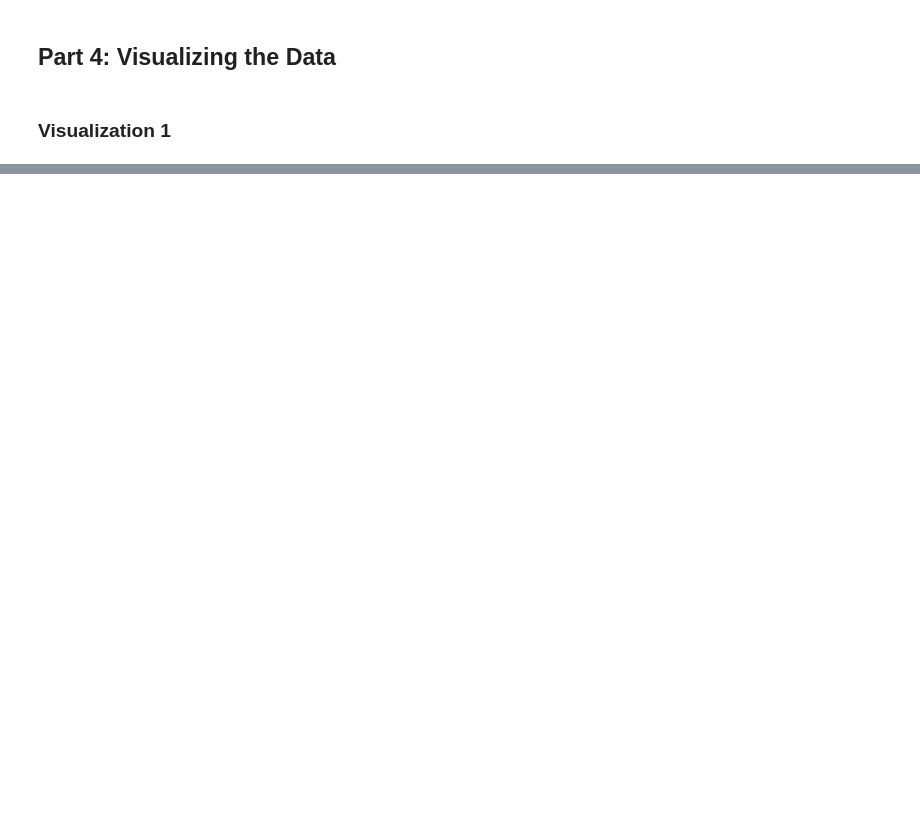
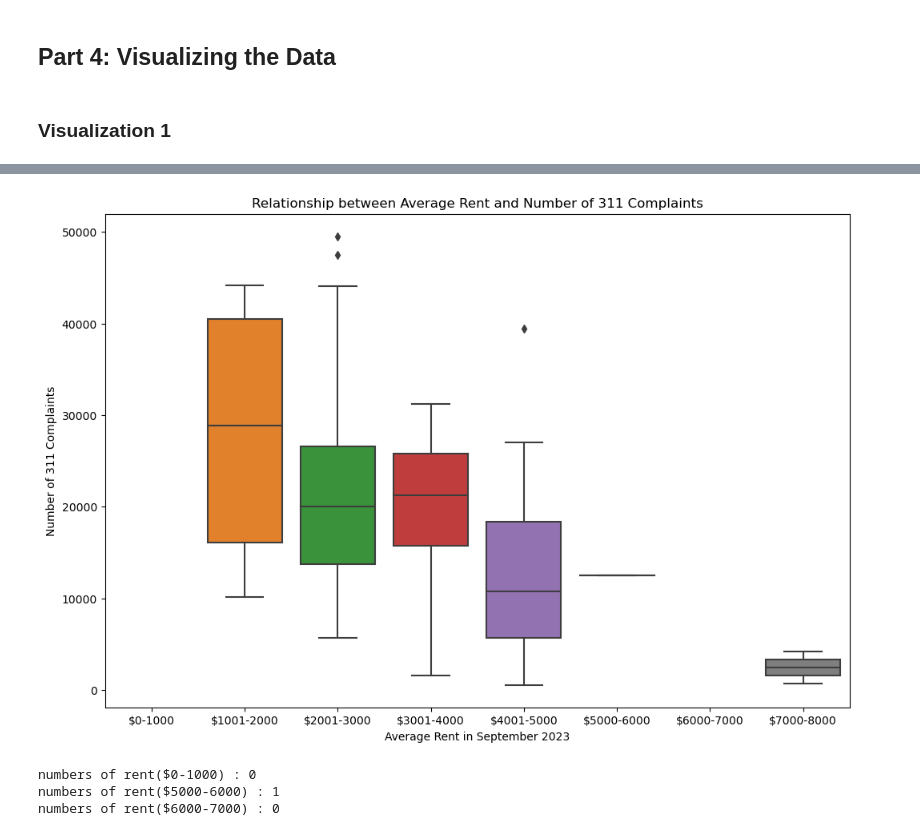
Before and after one commit to Gabrielle-wang/final_project, a Jupyter notebook: 4501Project.ipynb, the cells around one changed output, grey strips where cells are left out. Saved outputs shown, nothing was run; the diff lists cells and outputs as text; code cells hidden in the pictures; blank space fills up the shorter version.

```diff
--- a/4501Project.ipynb
+++ b/4501Project.ipynb
@@ -1316,0 +1486,45 @@ plot_visual_1(some_dataframe)
+# %%
+def get_data_for_visual_4():
+    query_visual3 = """
+    SELECT
+        ZILLOW.zip,
+        AVG("2023-01") AS average_rent,
+        COUNT(NYC311.unique_key) AS num_complaints
+    FROM ZILLOW
+    LEFT JOIN NYC311 ON ZILLOW.zip = NYC311.zip AND NYC311.date BETWEEN '2022-10-01' AND '2023-09-30'
+    GROUP BY ZILLOW.zip;
+    """
+    result = execute_SQL(query_visual3)
+    rent_complaints = pd.DataFrame(result, columns=['zip','rent','num_complaints'])
+    return rent_complaints.dropna(how='any')
+# %%
+def plot_visual_4(df):
+    # Create bins for average rent
+    # the max value in rent price is between 7000-8000
+    rent_bins = [0, 1000, 2000, 3000, 4000, 5000, 6000, 7000, 8000]
+    rent_labels = ['$0-1000', '$1001-2000', '$2001-3000', '$3001-4000', '$4001-5000', '$5000-6000','$6000-7000','$7000-8000']
+    df['rent_bin'] = pd.cut(df['rent'], bins=rent_bins, labels=rent_labels)
+
+    # Create a boxplot using seaborn
+    plt.figure(figsize=(12, 8))
+    sns.boxplot(x='rent_bin', y='num_complaints', data=df)
+    plt.title('Relationship between Average Rent and Number of 311 Complaints')
+    plt.xlabel('Average Rent in September 2023')
+    plt.ylabel('Number of 311 Complaints')
+    plt.show()
+# %%
+rent_complaints_box = get_data_for_visual_4()
+plot_visual_4(df=rent_complaints_box)
+# %% [output]
+[figure, added]
+# %%
+rent_1000 = len(rent_complaints_box[rent_complaints_box['rent_bin']=='$0-1000'])
+rent_5000 = len(rent_complaints_box[rent_complaints_box['rent_bin']=='$5000-6000'])
+rent_6000 = len(rent_complaints_box[rent_complaints_box['rent_bin']=='$6000-7000'])
+print(f"numbers of rent($0-1000) : {rent_1000}")
+print(f"numbers of rent($5000-6000) : {rent_5000}")
+print(f"numbers of rent($6000-7000) : {rent_6000}")
+# %% [output]
+numbers of rent($0-1000) : 0
+numbers of rent($5000-6000) : 1
+numbers of rent($6000-7000) : 0
```
Also changed, not shown: parts of 59 cells of this notebook.
